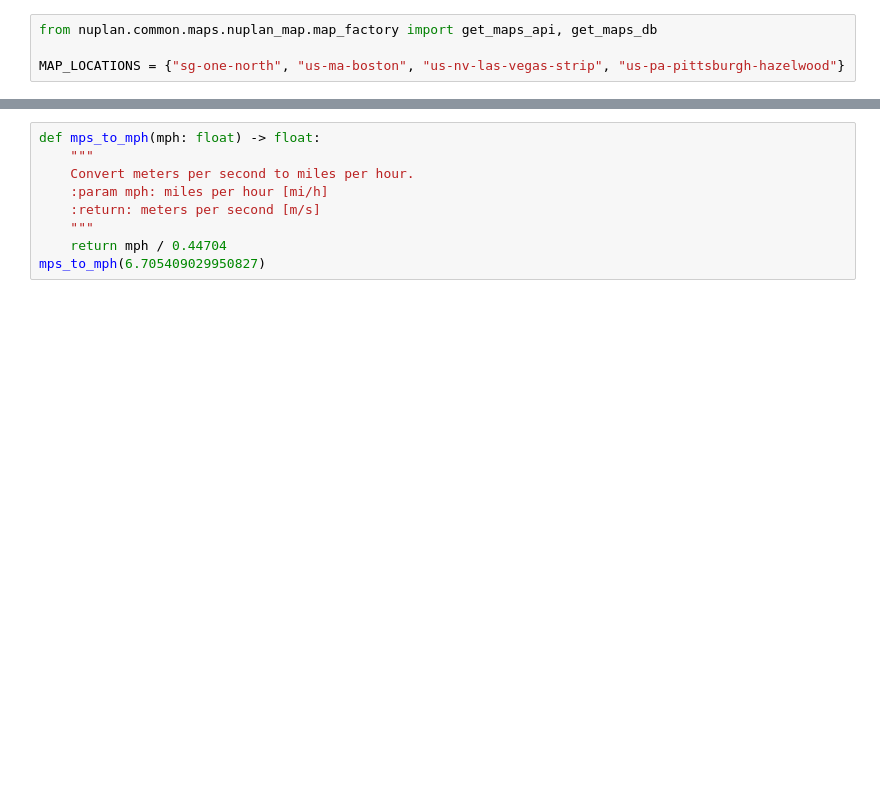
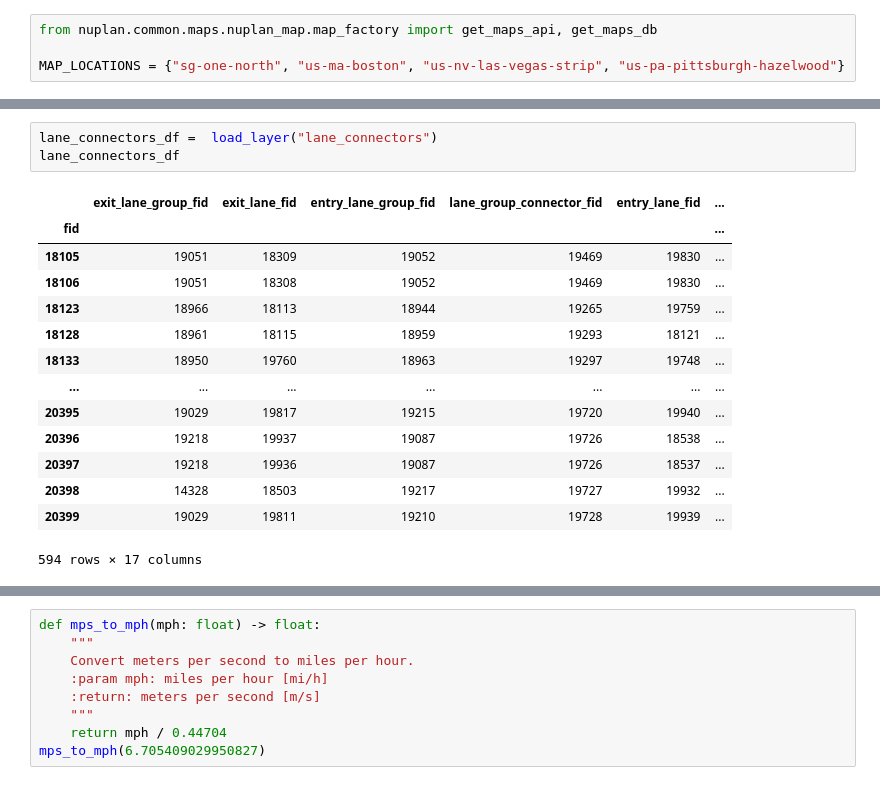
Before and after one commit to autonomousvision/py123d, a Jupyter notebook: notebooks/nuplan_map_dataframe.ipynb, the cells around one changed output, grey strips where cells are left out. Saved outputs shown, nothing was run; the diff lists cells and outputs as text; blank space fills up the shorter version.

```diff
--- a/notebooks/nuplan_map_dataframe.ipynb
+++ b/notebooks/nuplan_map_dataframe.ipynb
@@ -59,0 +70,18 @@ len(lanes_polygons_df.keys())
+# %%
+lane_connectors_df =  load_layer("lane_connectors")
+lane_connectors_df
+# %% [output]
+|  | exit_lane_group_fid | exit_lane_fid | entry_lane_group_fid | lane_group_connector_fid | entry_lane_fid | ... |
+| fid |  |  |  |  |  | ... |
+| 18105 | 19051 | 18309 | 19052 | 19469 | 19830 | ... |
+| 18106 | 19051 | 18308 | 19052 | 19469 | 19830 | ... |
+| 18123 | 18966 | 18113 | 18944 | 19265 | 19759 | ... |
+| 18128 | 18961 | 18115 | 18959 | 19293 | 18121 | ... |
+| 18133 | 18950 | 19760 | 18963 | 19297 | 19748 | ... |
+| ... | ... | ... | ... | ... | ... | ... |
+| 20395 | 19029 | 19817 | 19215 | 19720 | 19940 | ... |
+| 20396 | 19218 | 19937 | 19087 | 19726 | 18538 | ... |
+| 20397 | 19218 | 19936 | 19087 | 19726 | 18537 | ... |
+| 20398 | 14328 | 18503 | 19217 | 19727 | 19932 | ... |
+| 20399 | 19029 | 19811 | 19210 | 19728 | 19939 | ... |
+594 rows × 17 columns
```
Also changed, not shown: parts of 7 cells of this notebook, 4 other files.
